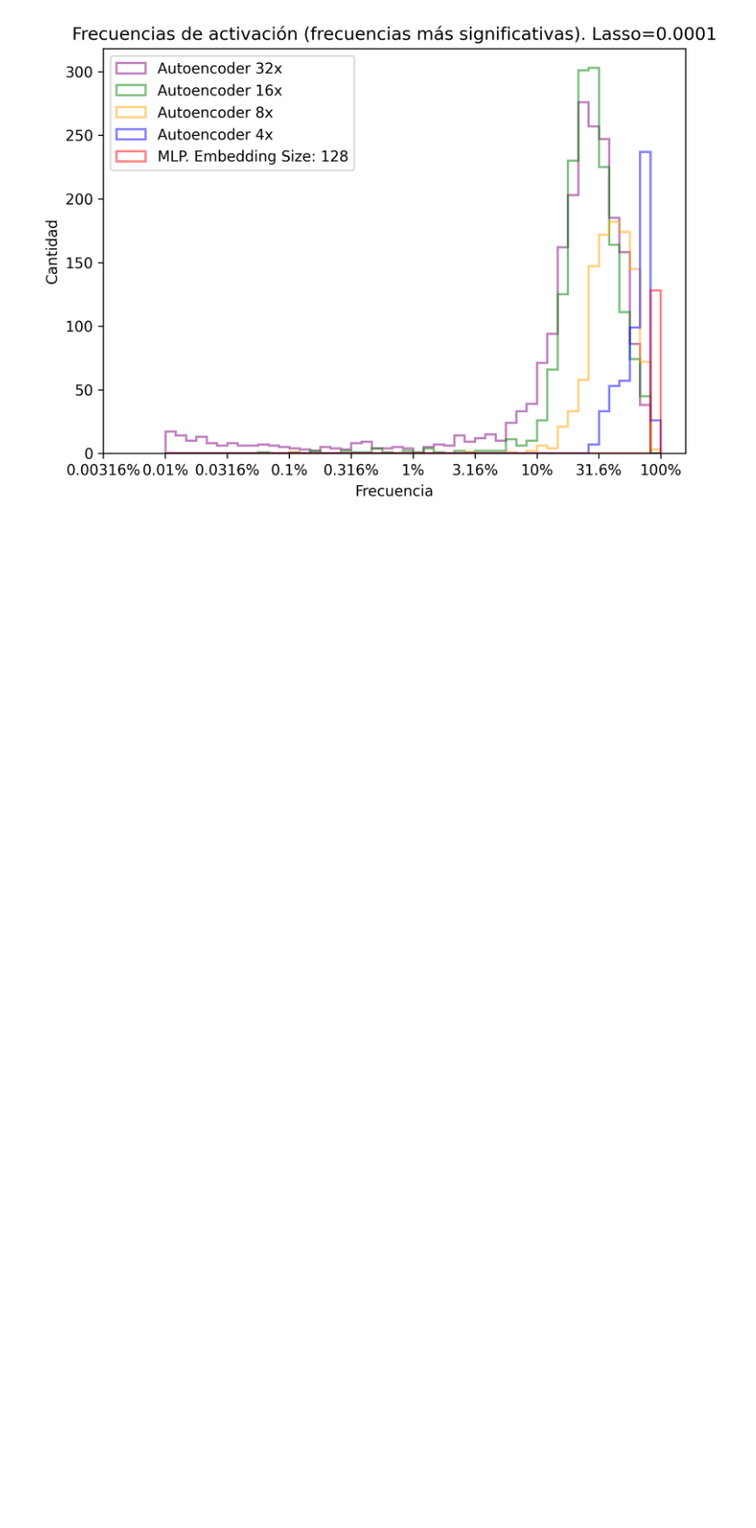
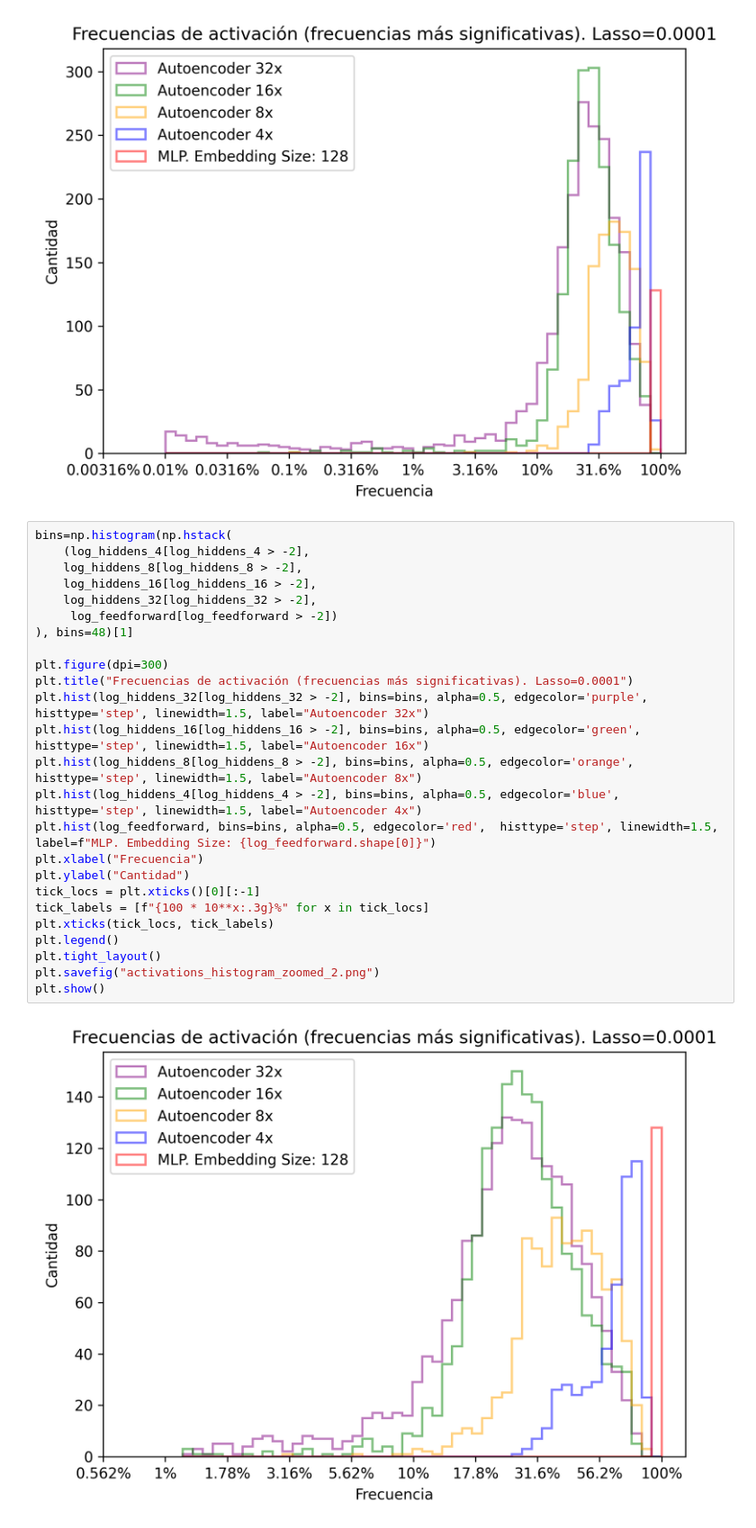
Before and after one commit to manoloFer10/NLP-monosemanticity, a Jupyter notebook: feature_activations.ipynb, the cells around one changed output. Shown: that part at 90% size. Cells and saved outputs as stored; diff of their text form; blank space fills up the shorter version.

Commit message:
plots

```diff
--- a/feature_activations.ipynb
+++ b/feature_activations.ipynb
@@ -100,3 +100,30 @@ plt.savefig("activations_histogram_zoomed.png")
 plt.show()
 # %% [output]
 [figure]
+# %%
+bins=np.histogram(np.hstack(
+    (log_hiddens_4[log_hiddens_4 > -2],
+    log_hiddens_8[log_hiddens_8 > -2],
+    log_hiddens_16[log_hiddens_16 > -2],
+    log_hiddens_32[log_hiddens_32 > -2],
+     log_feedforward[log_feedforward > -2])
+), bins=48)[1]
+
+plt.figure(dpi=300)
+plt.title("Frecuencias de activación (frecuencias más significativas). Lasso=0.0001")
+plt.hist(log_hiddens_32[log_hiddens_32 > -2], bins=bins, alpha=0.5, edgecolor='purple', histtype='step', linewidth=1.5, label="Autoencoder 32x")
+plt.hist(log_hiddens_16[log_hiddens_16 > -2], bins=bins, alpha=0.5, edgecolor='green', histtype='step', linewidth=1.5, label="Autoencoder 16x")
+plt.hist(log_hiddens_8[log_hiddens_8 > -2], bins=bins, alpha=0.5, edgecolor='orange', histtype='step', linewidth=1.5, label="Autoencoder 8x")
+plt.hist(log_hiddens_4[log_hiddens_4 > -2], bins=bins, alpha=0.5, edgecolor='blue',  histtype='step', linewidth=1.5, label="Autoencoder 4x")
+plt.hist(log_feedforward, bins=bins, alpha=0.5, edgecolor='red',  histtype='step', linewidth=1.5, label=f"MLP. Embedding Size: {log_feedforward.shape[0]}")
+plt.xlabel("Frecuencia")
+plt.ylabel("Cantidad")
+tick_locs = plt.xticks()[0][:-1]
+tick_labels = [f"{100 * 10**x:.3g}%" for x in tick_locs]
+plt.xticks(tick_locs, tick_labels)
+plt.legend()
+plt.tight_layout()
+plt.savefig("activations_histogram_zoomed_2.png")
+plt.show()
+# %% [output]
+[figure, added]
```
Also changed, not shown: 1 other file.
